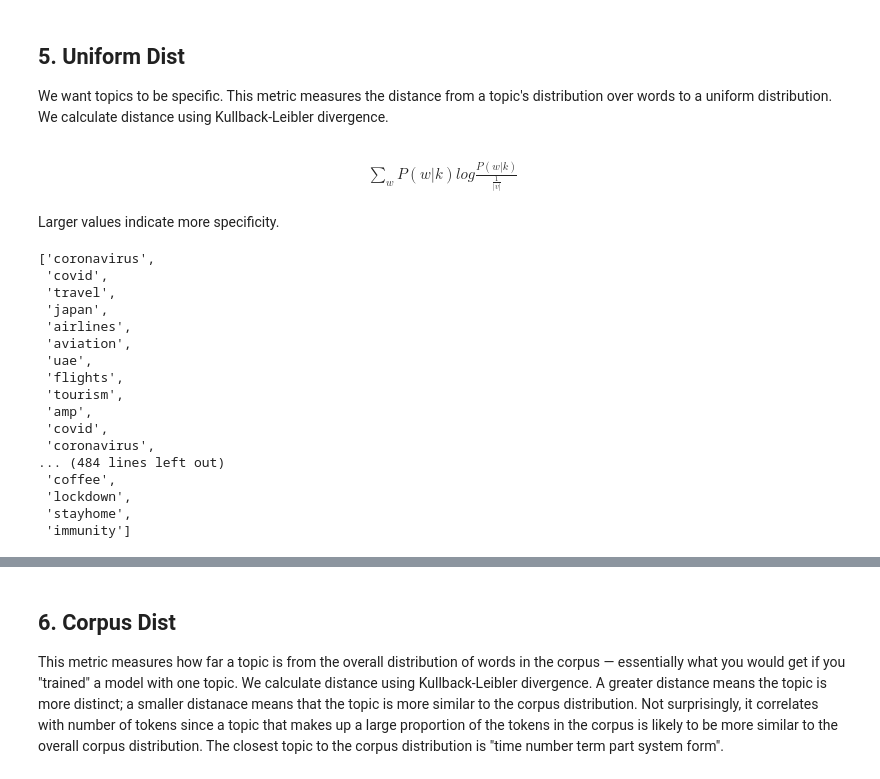
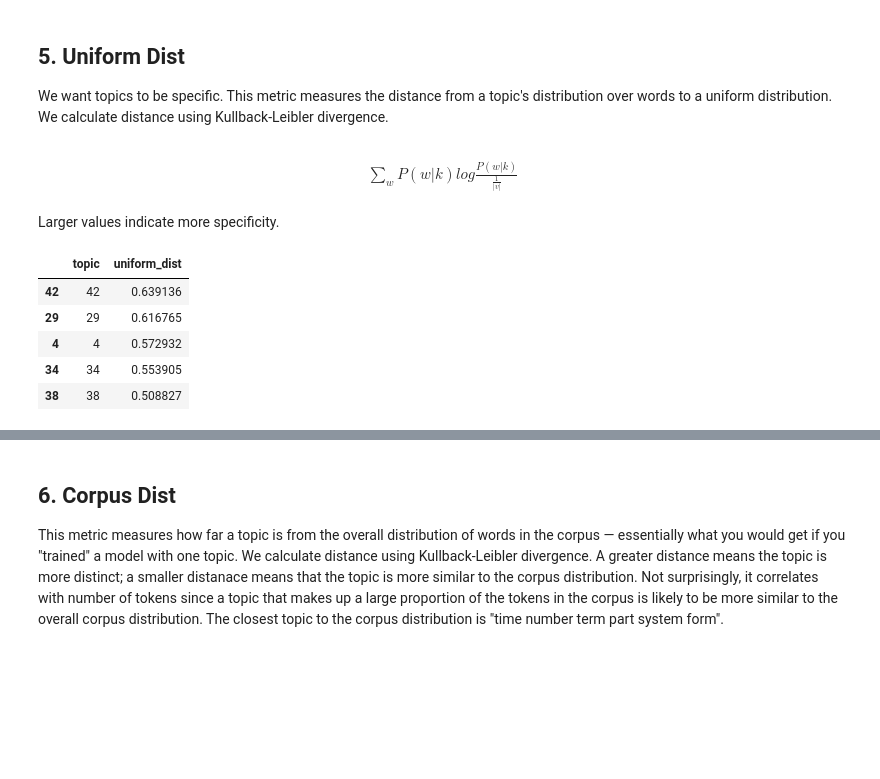
Before and after one commit to dkoban/lda_evaluation, a Jupyter notebook: model_evaluation.ipynb, the cells around one changed output, grey strips where cells are left out. Drawn from its saved outputs; the diff is of its cells as text; code cells hidden in the pictures; blank space fills up the shorter version.

Commit message:
add uniform dist

```diff
--- a/model_eval.ipynb
+++ b/model_evaluation.ipynb
@@ -393,27 +393,26 @@ We want topics to be specific. This metric measures the distance from a topic's
 $\sum_wP(w|k)log\frac{P(w|k)}{\frac{1}{|v|}}$
 </center><br>
 Larger values indicate more specificity.
-# %%
-top_terms_topic_k = top_terms_doc_freq['term'].tolist()
-tot_tokens_topic_k = TopicTermFreq[TopicTermFreq['topic'] == 0]['count'].sum()
-#w =
-#P_w =
-top_terms_topic_k
-# %% [output]
-['coronavirus',
- 'covid',
- 'travel',
- 'japan',
- 'airlines',
- 'aviation',
- 'uae',
- 'flights',
- 'tourism',
- 'amp',
- 'covid',
- 'coronavirus',
-... (484 lines left out)
- 'coffee',
- 'lockdown',
- 'stayhome',
- 'immunity']
+# %%
+# https://en.wikipedia.org/wiki/Kullback%E2%80%93Leibler_divergence
+# Calculate distribution of topic k for top_n terms
+unif_dist = []
+for k in range(0,50):
+    term_freq_topic_k = top_terms_doc_freq[top_terms_doc_freq['topic'] == k]['count'].tolist()
+    top_terms_topic_k = top_terms_doc_freq[top_terms_doc_freq['topic'] == k]['term'].tolist()
+    tot_words_topic_k = TopicTermFreq[(TopicTermFreq['topic'] == k) &
+                                      (TopicTermFreq['term'].isin(top_terms_topic_k)) ]['count'].sum()
+    w = term_freq_topic_k
+    P_x = list(w/tot_words_topic_k)
+    unif_dist.append([k, sum([p*math.log(p/(1/len(top_terms_topic_k))) for p in P_x])])
+
+unif_dist = pd.DataFrame(unif_dist, columns = ['topic', 'uniform_dist'])
+unif_dist = unif_dist.sort_values('uniform_dist', ascending = False)
+unif_dist.head()
+# %% [output]
+|  | topic | uniform_dist |
+| 42 | 42 | 0.639136 |
+| 29 | 29 | 0.616765 |
+| 4 | 4 | 0.572932 |
+| 34 | 34 | 0.553905 |
+| 38 | 38 | 0.508827 |
```
Also changed, not shown: parts of 3 cells of this notebook.
